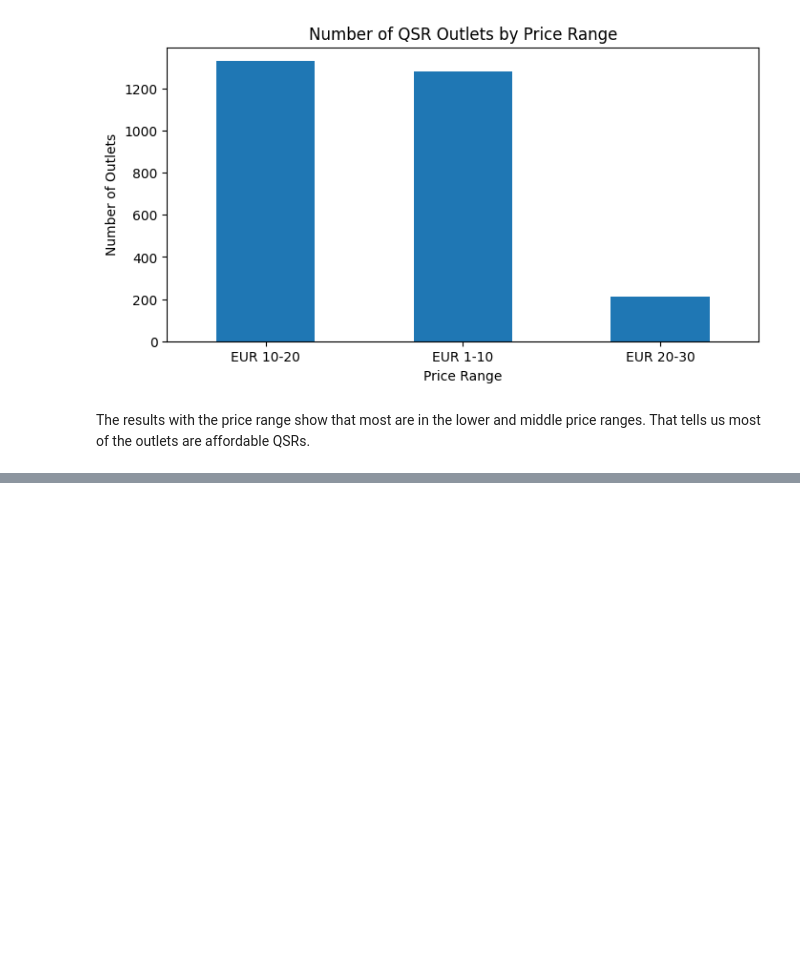
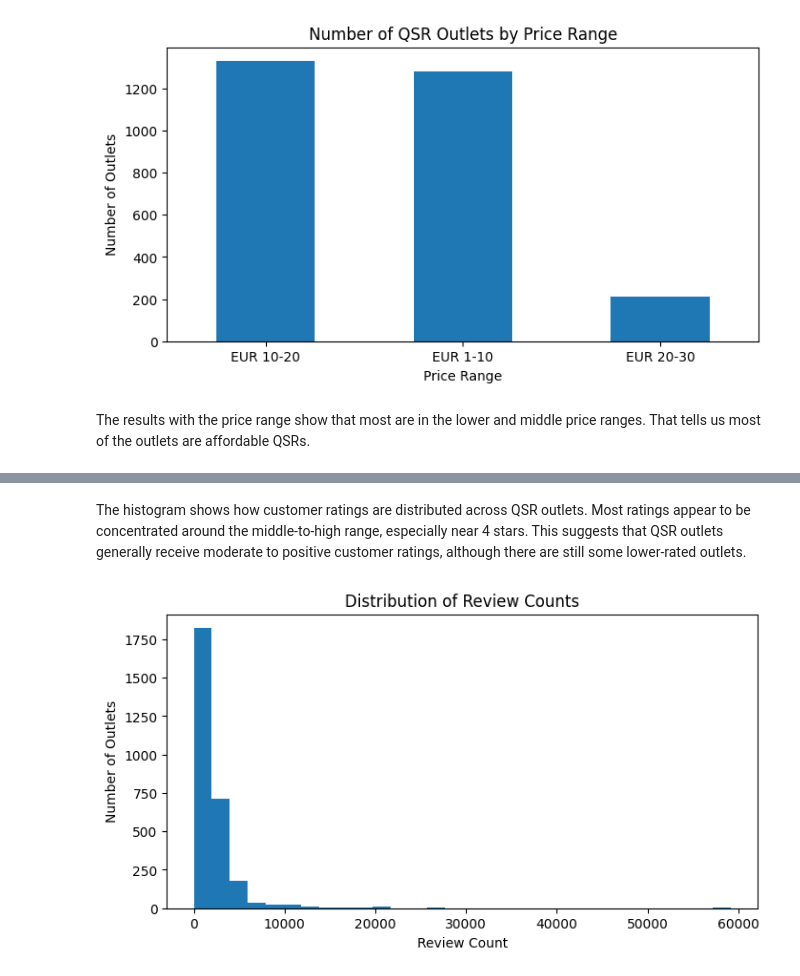
Before and after one commit to mike10nn/QSR_Analysis, a Jupyter notebook: summary_visualization.ipynb, the cells around one changed output, grey strips where cells are left out. Drawn from its saved outputs; the diff is of its cells as text; code cells hidden in the pictures; blank space fills up the shorter version.

```diff
--- a/summary_visualization.ipynb
+++ b/summary_visualization.ipynb
@@ -61,0 +74,15 @@ The results with the price range show that most are in the lower and middle pric
+# %% [markdown]
+The histogram shows how customer ratings are distributed across QSR outlets.
+Most ratings appear to be concentrated around the middle-to-high range, especially near 4 stars.
+This suggests that QSR outlets generally receive moderate to positive customer ratings, although there are still some lower-rated outlets.
+# %%
+# Histogram of review counts
+
+outlets["Review_Count"].plot(kind="hist", bins=30, figsize=(8, 4))
+
+plt.title("Distribution of Review Counts")
+plt.xlabel("Review Count")
+plt.ylabel("Number of Outlets")
+plt.show()
+# %% [output]
+[figure, added]
```
Also changed, not shown: parts of 15 cells of this notebook, 1 other file.
